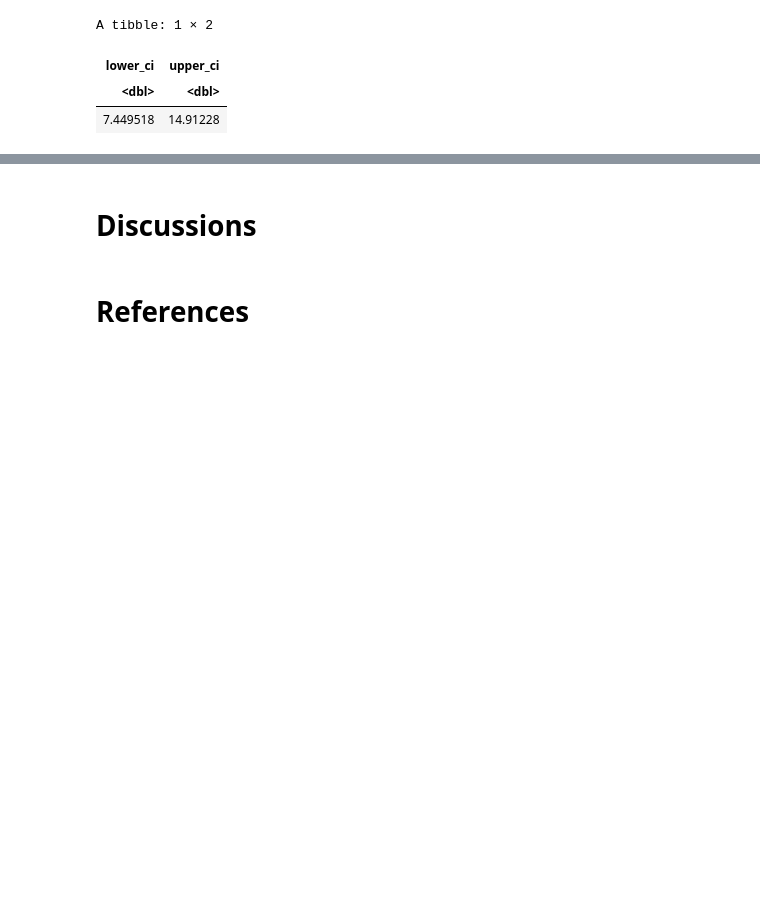
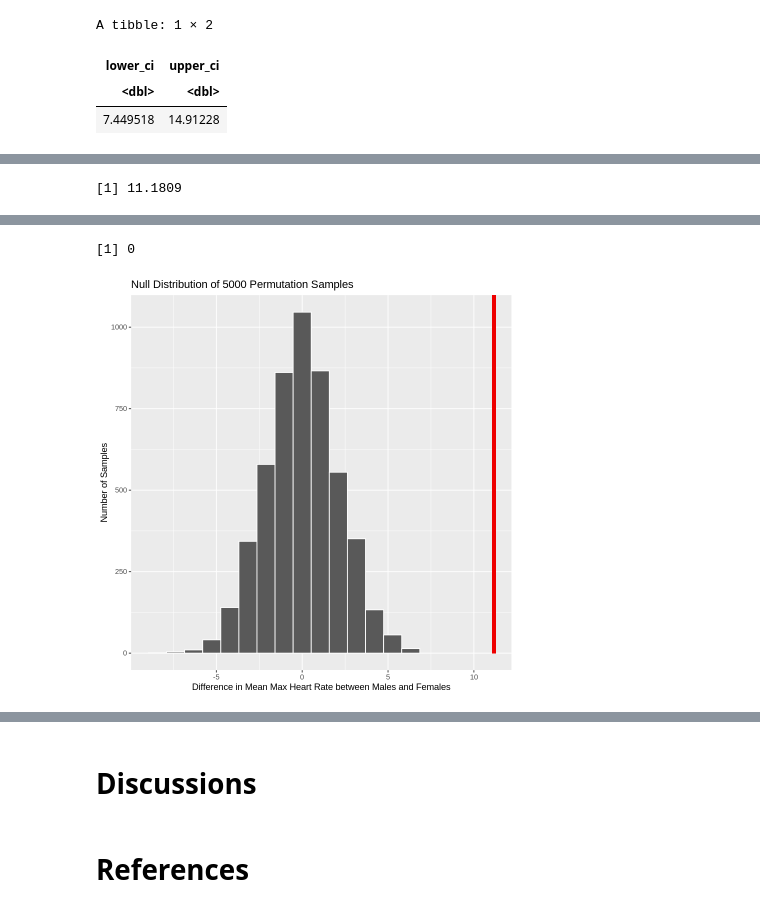
Before and after one commit to glenren/stat_201_group_47, a Jupyter notebook: FinalReport.ipynb, the cells around one changed output, grey strips where cells are left out. Drawn from its saved outputs; the diff is of its cells as text; code cells hidden in the pictures; blank space fills up the shorter version.

Commit message:
methods using repeated sampling

```diff
--- a/FinalReport.ipynb
+++ b/FinalReport.ipynb
@@ -235,0 +241,12 @@ A tibble: 1 × 10
+# %%
+set.seed(6)
+
+# using permutation to make a null model
+
+null_model <- data %>%
+   specify(formula = max_heart_rate ~ sex) %>%
+   hypothesize(null = "independence") %>%
+   generate(reps = 5000, type = "permute") %>%
+   calculate(stat="diff in means", order = c("Male", "Female"))
+
+head(null_model)
@@ -235,0 +263,22 @@ A tibble: 1 × 10
+# %%
+# our sample statistic
+obs_mean_diff <- p_estim %>% pull(Diff)
+obs_mean_diff
+# %% [output]
+[1] 11.1809
+# %%
+# our p_value
+p_val <- null_model %>%
+    get_p_value(obs_stat = obs_mean_diff, direction = "two_sided") %>%
+    pull(p_value)
+p_val
+
+# see what this means comparing with the null distribution
+results_plot <- null_model %>%
+   visualize() +
+   shade_p_value(obs_stat = obs_mean_diff, direction = "two_sided") +
+   labs(x = "Difference in Mean Max Heart Rate between Males and Females",
+        y = "Number of Samples", title = "Null Distribution of 5000 Permutation Samples")
+
+results_plot
+# %% [output]
@@ -235,0 +287,2 @@ A tibble: 1 × 10
+[1] 0
+[figure, added]
```
Also changed, not shown: parts of 7 cells of this notebook.
